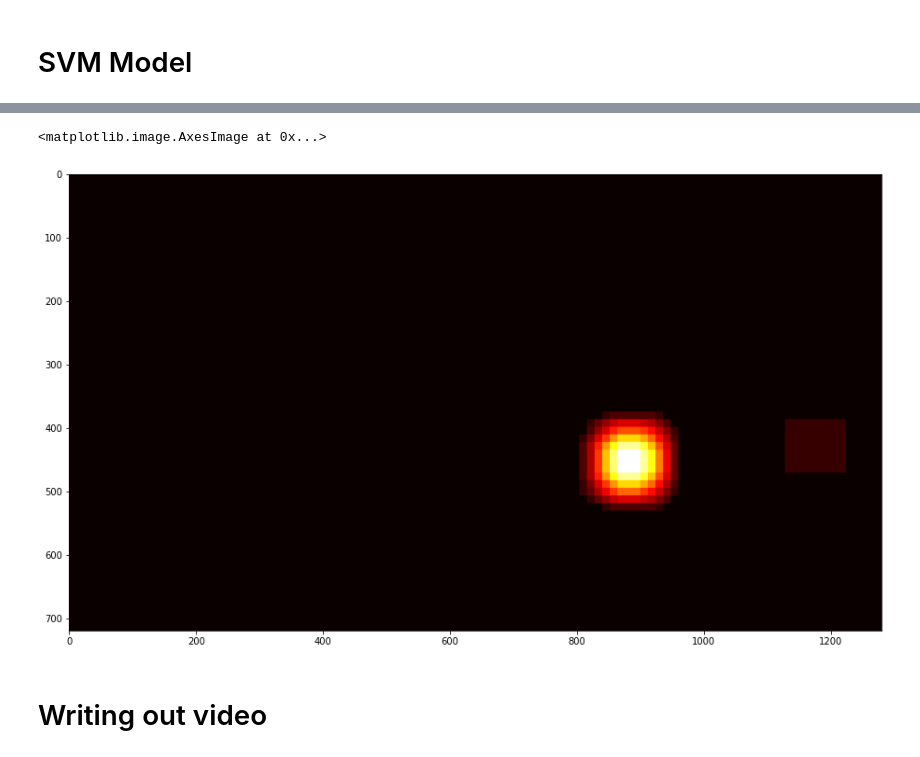
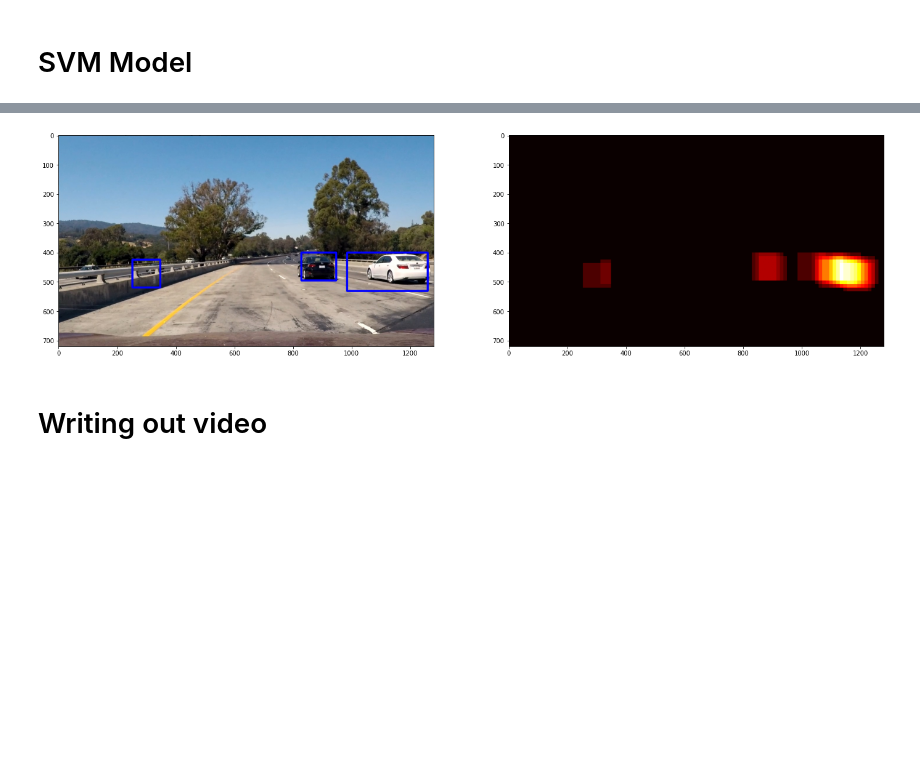
Before and after one commit to srianumakonda/Advanced-Lane-Detection-and-Object-Detection, a Jupyter notebook: object_detection.ipynb, the cells around one changed output, grey strips where cells are left out. Saved outputs shown, nothing was run; the diff lists cells and outputs as text; code cells hidden in the pictures; blank space fills up the shorter version.

```diff
--- a/object_detection.ipynb
+++ b/object_detection.ipynb
@@ -317,29 +366,15 @@ plt.show()
 # %%
-def add_heat(heatmap, bbox_list):
-    for box in bbox_list:
-        heatmap[box[0][1]:box[1][1], box[0][0]:box[1][0]] += 1
-    return heatmap
-
-def apply_threshold(heatmap, threshold):
-    heatmap[heatmap <= threshold] = 0
-    return heatmap
-
-def draw_labeled_bboxes(img, labels):
-    for car_number in range(1, labels[1]+1):
-        nonzero = (labels[0] == car_number).nonzero()
-        nonzeroy = np.array(nonzero[0])
-        nonzerox = np.array(nonzero[1])
-        bbox = ((np.min(nonzerox), np.min(nonzeroy)), (np.max(nonzerox), np.max(nonzeroy)))
-        cv2.rectangle(img, bbox[0], bbox[1], (0,0,255), 6)
-    # Return the image
-    return img
-
-def find_cars(img, ystart, ystop, scale, svc, X_scaler, orient, pix_per_cell, cell_per_block, spatial_size, hist_bins):
+def hog_sub_find_cars(img, color_space, ystart, ystop, scale, svc, X_scaler, orient, pix_per_cell, cell_per_block, spatial_size, hist_bins, window):
 
     draw_img = np.copy(img)
 
     img_tosearch = img[ystart:ystop,:,:]
-    ctrans_tosearch = cv2.cvtColor(img_tosearch, cv2.COLOR_RGB2YCrCb)
+
+    if color_space != 'RGB':
+        ctrans_tosearch = convert_image(img_tosearch,color_space)
+    else:
+        ctrans_tosearch = np.copy(img_tosearch)
+
     if scale != 1:
         imshape = ctrans_tosearch.shape
         ctrans_tosearch = cv2.resize(ctrans_tosearch, (np.int(imshape[1]/scale), np.int(imshape[0]/scale)))
@@ -413,8 +430,16 @@ ax2.imshow(heatmap, cmap='hot')
-# %%
-plt.figure( figsize=(24, 9))
-plt.imshow(heatmap,cmap="hot")
-# %% [output]
-<matplotlib.image.AxesImage at 0x...>
-[figure, removed]
+# %%
+read_img = mpimg.imread('test_img/test1.jpg')
+car_loc = hog_sub_find_cars(img=read_img, color_space=color_space, ystart=400, ystop=550, scale=scale, svc=svc, X_scaler=X_scaler,
+                    orient=orient, pix_per_cell=pix_per_cell, cell_per_block=cell_per_block, spatial_size=spatial_size, hist_bins=hist_bins, window=64)
+
+heatmap, labels = heat_pipeline(read_img,car_loc)
+draw_img = draw_labeled_bboxes(np.copy(read_img), labels)
+
+f, (ax1, ax2) = plt.subplots(1, 2, figsize=(24, 9))
+ax1.imshow(draw_img)
+ax2.imshow(heatmap, cmap='hot')
+plt.show()
+# %% [output]
+[figure, added]
 # %% [markdown]
 # Writing out video
```
Also changed, not shown: parts of 28 cells of this notebook, 18 other files.
